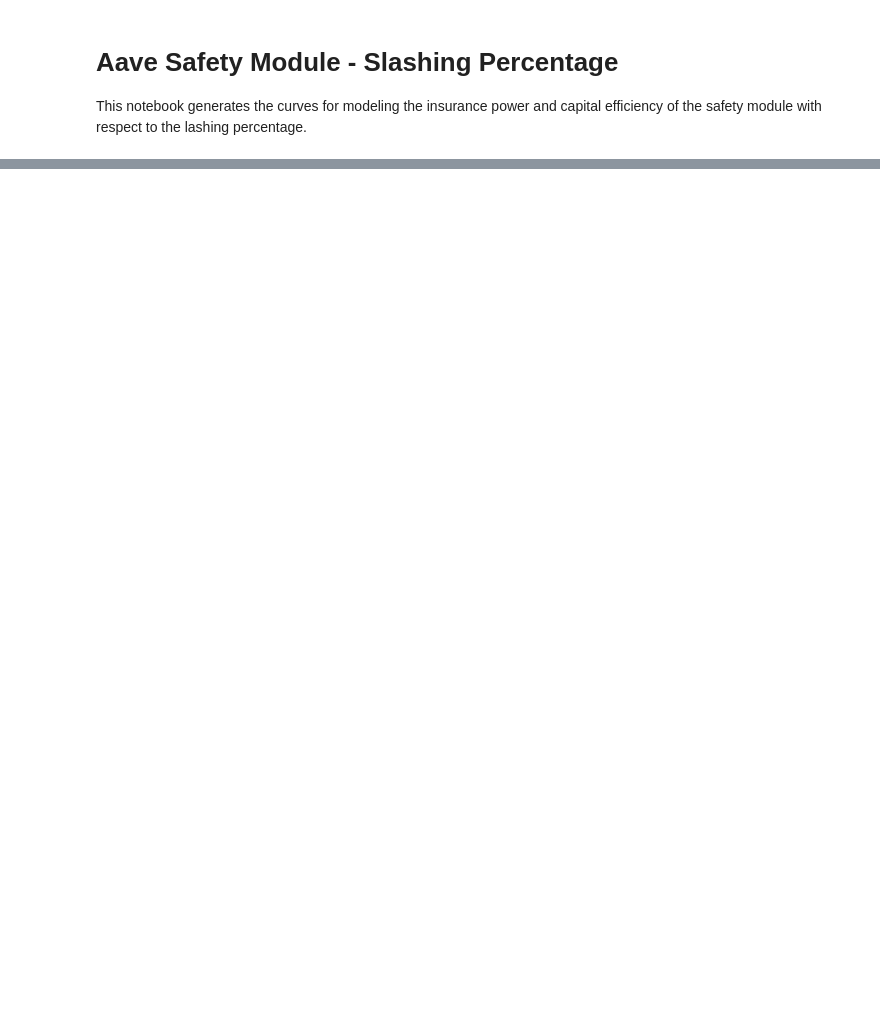
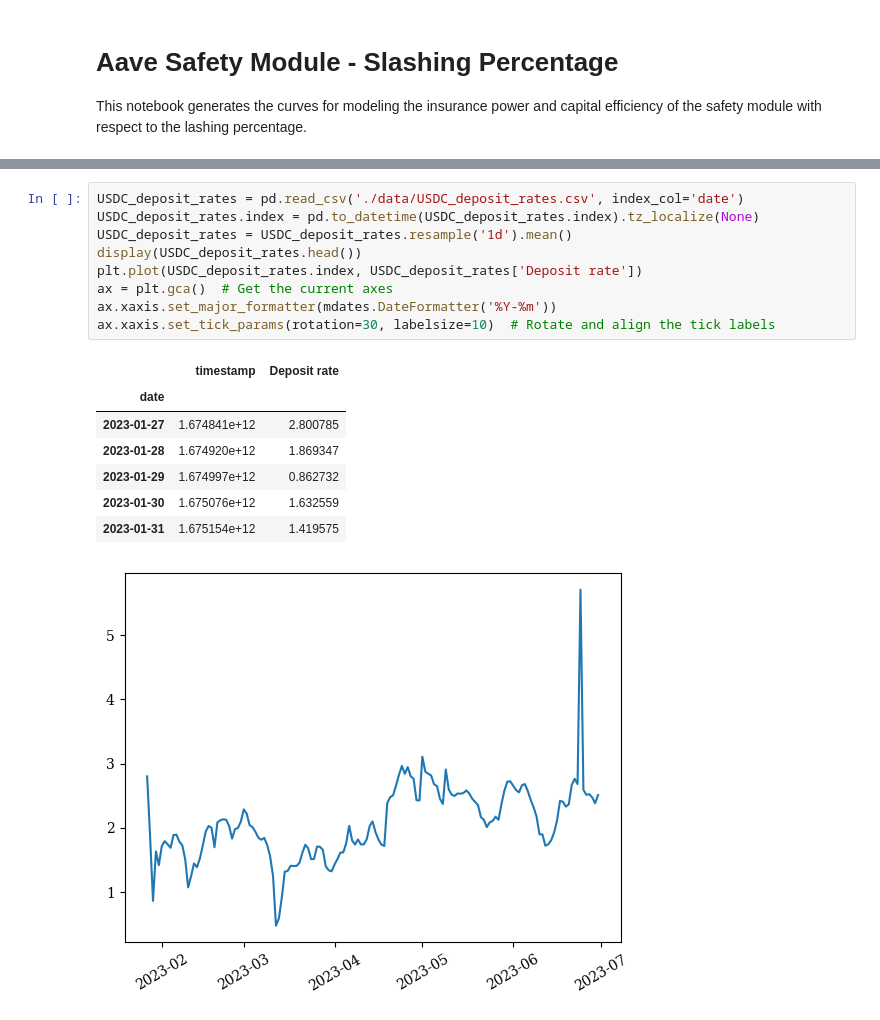
Before and after one commit to xenophonlabs/aave-safety-module, a Jupyter notebook: main.ipynb, the cells around one changed output, grey strips where cells are left out. Saved outputs shown, nothing was run; the diff lists cells and outputs as text; blank space fills up the shorter version.

```diff
--- a/main.ipynb
+++ b/main.ipynb
@@ -151,0 +183,18 @@ f.savefig('./figs/possible_savings.png', dpi=300)
+# %%
+USDC_deposit_rates = pd.read_csv('./data/USDC_deposit_rates.csv', index_col='date')
+USDC_deposit_rates.index = pd.to_datetime(USDC_deposit_rates.index).tz_localize(None)
+USDC_deposit_rates = USDC_deposit_rates.resample('1d').mean()
+display(USDC_deposit_rates.head())
+plt.plot(USDC_deposit_rates.index, USDC_deposit_rates['Deposit rate'])
+ax = plt.gca()  # Get the current axes
+ax.xaxis.set_major_formatter(mdates.DateFormatter('%Y-%m'))
+ax.xaxis.set_tick_params(rotation=30, labelsize=10)  # Rotate and align the tick labels
+# %% [output]
+|  | timestamp | Deposit rate |
+| date |  |  |
+| 2023-01-27 | 1.674841e+12 | 2.800785 |
+| 2023-01-28 | 1.674920e+12 | 1.869347 |
+| 2023-01-29 | 1.674997e+12 | 0.862732 |
+| 2023-01-30 | 1.675076e+12 | 1.632559 |
+| 2023-01-31 | 1.675154e+12 | 1.419575 |
+[figure, added]
```
Also changed, not shown: parts of 18 cells of this notebook, 5 other files.
